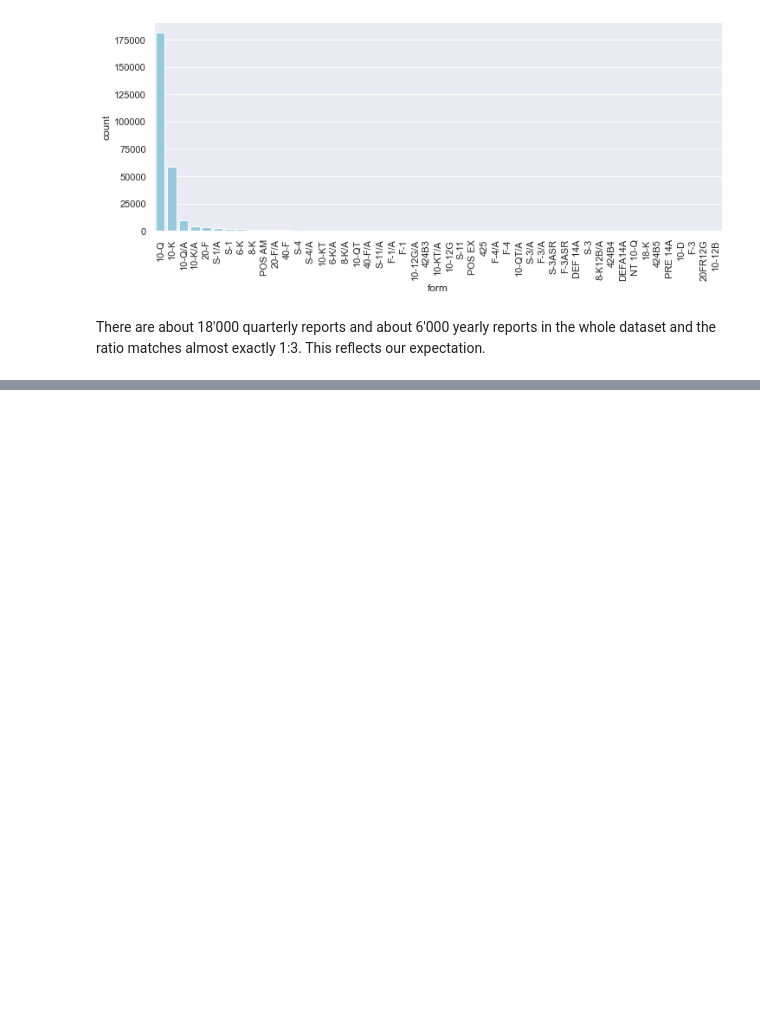
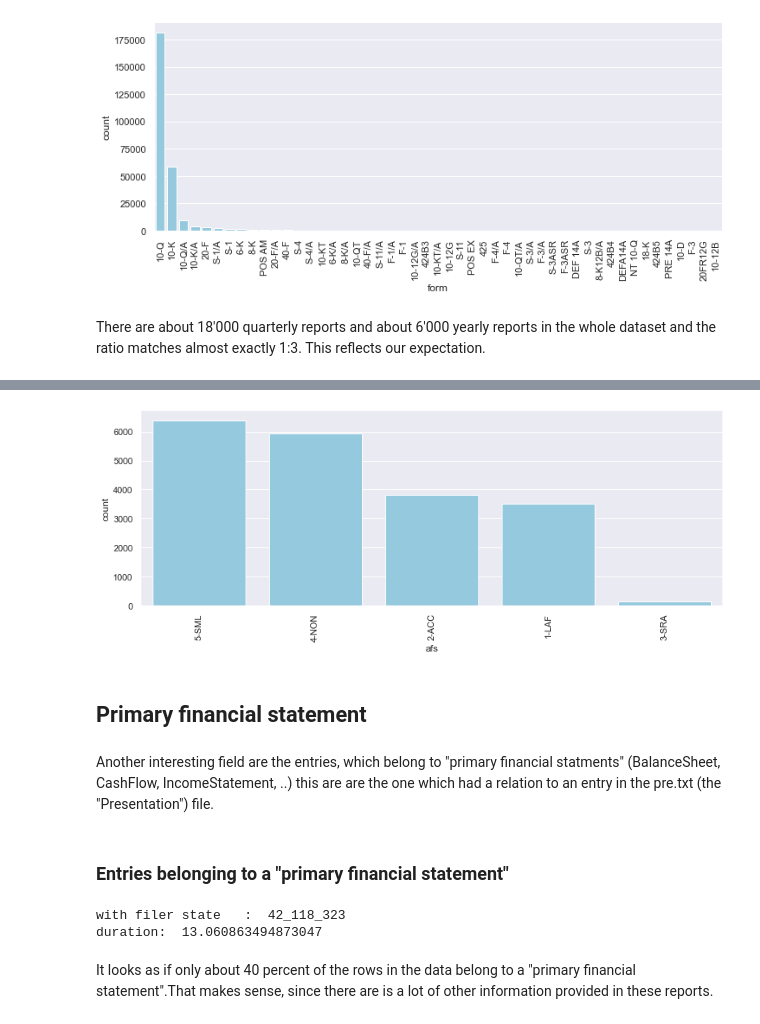
Before and after one commit to HansjoergW/bfh_cas_bgd_fs2020_sa, a Jupyter notebook: 02_01_Analysis_Whole_Data.ipynb, the cells around one changed output, grey strips where cells are left out. Saved outputs shown, nothing was run; the diff lists cells and outputs as text; code cells hidden in the pictures; blank space fills up the shorter version.

```diff
--- a/02_01_Analysis_Whole_Data.ipynb
+++ b/02_01_Analysis_Whole_Data.ipynb
@@ -142,0 +256,5 @@ There are about 18'000 quarterly reports and about 6'000 yearly reports in the w
+# %%
+start = time.time()
+p_df_filer_state = df_all.select(["cik","afs"]).distinct().toPandas() #  convert to pandas in order to visualize the data
+duration = time.time() - start
+print("duration: ", duration)
@@ -142,0 +282,26 @@ There are about 18'000 quarterly reports and about 6'000 yearly reports in the w
+# %%
+my_order = p_df_filer_state.groupby(by=['afs'])['afs'].count().sort_values(ascending=False).index
+g = sns.catplot(x='afs', kind='count', data=p_df_filer_state,  order=my_order, color='skyblue')
+g.set_xticklabels(  ## Beschriftung der x-Achse
+    rotation=90, ha='center')  ## alias set_horizontalalignment
+g.fig.set_figwidth(12)
+g.fig.set_figheight(4)
+plt.show()
+# %% [output]
+[figure, added]
+# %% [markdown]
+## Primary financial statement
+# %% [markdown]
+Another interesting field are the entries, which belong to "primary financial statments" (BalanceSheet, CashFlow, IncomeStatement, ..) this are are the one which had a relation to an entry in the pre.txt (the "Presentation") file.
+# %% [markdown]
+### Entries belonging to a "primary financial statement"
+# %%
+start = time.time()
+print("with filer state   : ", "{:_}".format(df_all.select('stmt').where("stmt is null").count()))
+duration = time.time() - start
+print("duration: ", duration)
+# %% [output]
+with filer state   :  42_118_323
+duration:  13.060863494873047
+# %% [markdown]
+It looks as if only about 40 percent of the rows in the data belong to a "primary financial statement".That makes sense, since there are is a lot of other information provided in these reports.
```
Also changed, not shown: parts of 55 cells of this notebook, 3 other files.
